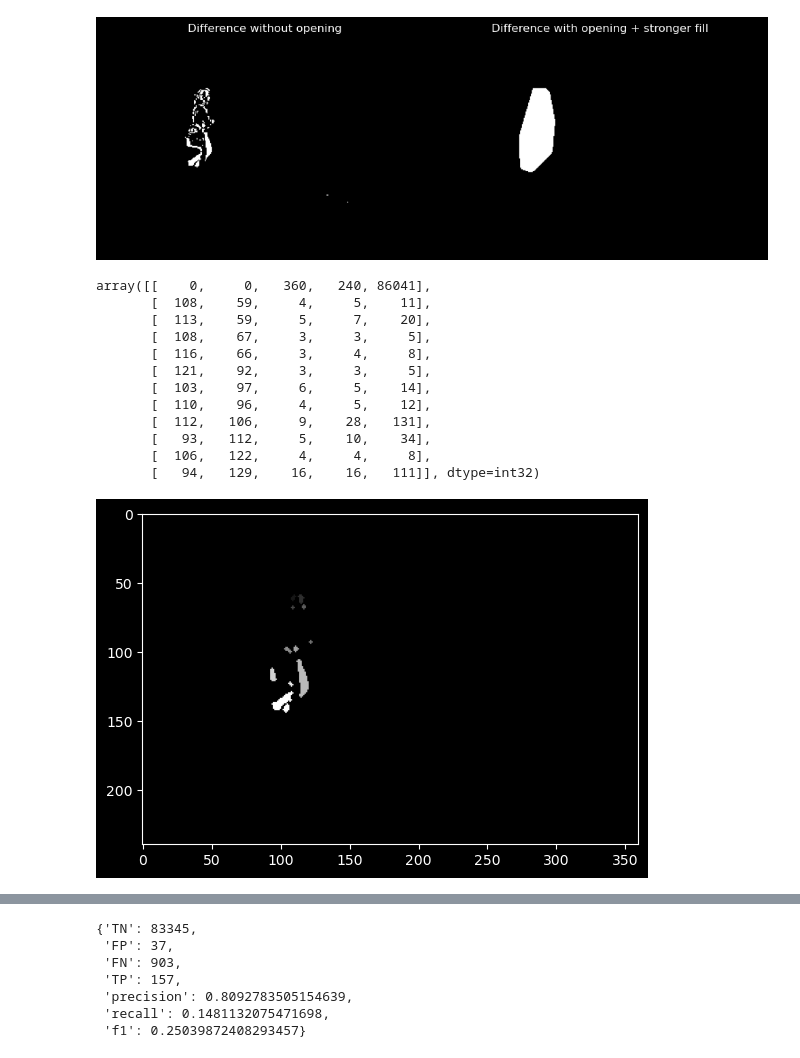
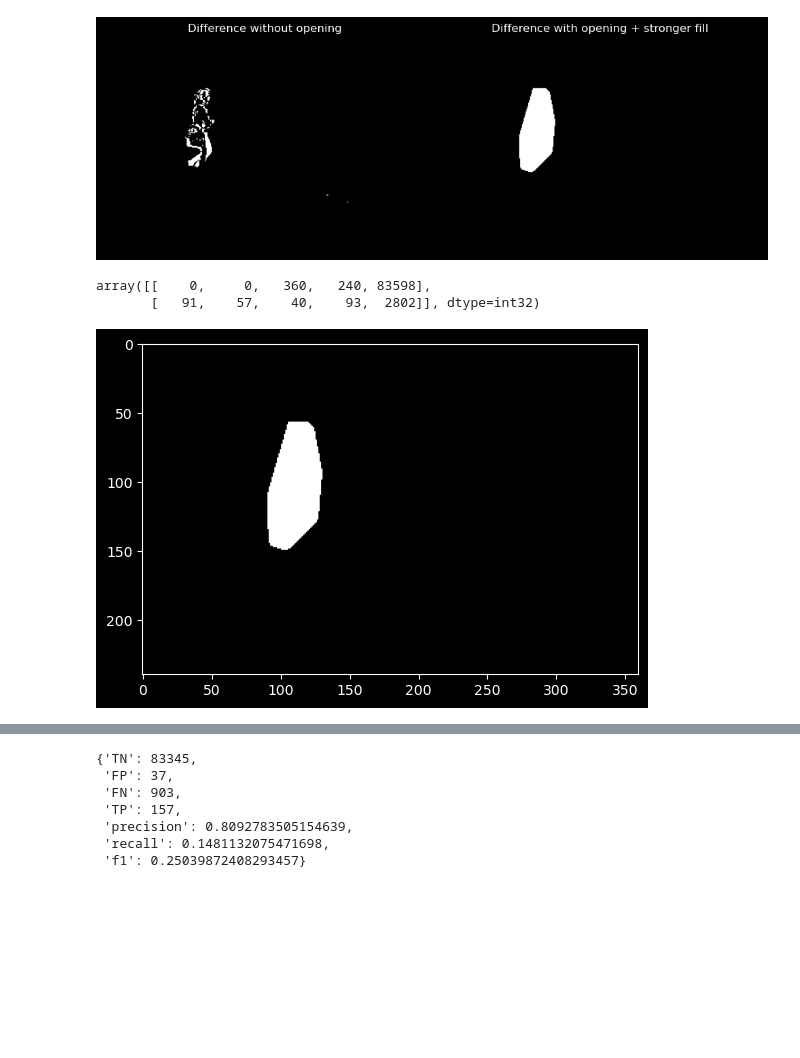
Before and after one commit to jjedra4/algo-wiz, a Jupyter notebook: lab2/lab2.ipynb, the cells around one changed output, grey strips where cells are left out. Saved outputs shown, nothing was run; the diff lists cells and outputs as text; code cells hidden in the pictures; blank space fills up the shorter version.

```diff
--- a/lab2/lab2.ipynb
+++ b/lab2/lab2.ipynb
@@ -97,27 +97,17 @@ Otsu threshold with opening + stronger fill: 41.0
 [figure]
 # %%
 
-_, thresh = show_diff(img1, img2, with_opening=True)
+_, thresh = show_diff(img1, img2, with_opening=True, fill_regions=True)
 
 retval, labels, stats, centroids = cv2.connectedComponentsWithStats(thresh, connectivity=8)
 
 plt.imshow((labels / retval) * 255, cmap="gray")
 
 stats
 # %% [output]
-array([[    0,     0,   360,   240, 86041],
-       [  108,    59,     4,     5,    11],
-       [  113,    59,     5,     7,    20],
-       [  108,    67,     3,     3,     5],
-       [  116,    66,     3,     4,     8],
-       [  121,    92,     3,     3,     5],
-       [  103,    97,     6,     5,    14],
-       [  110,    96,     4,     5,    12],
-       [  112,   106,     9,    28,   131],
-       [   93,   112,     5,    10,    34],
-       [  106,   122,     4,     4,     8],
-       [   94,   129,    16,    16,   111]], dtype=int32)
+array([[    0,     0,   360,   240, 83598],
+       [   91,    57,    40,    93,  2802]], dtype=int32)
-[figure, old version]
+[figure, new version]
 # %%
 # Wizualizacja największego obiektu z connectedComponentsWithStats
 I_VIS = img1.copy()  # kopia obrazu wejściowego
```
Also changed, not shown: parts of 2 cells of this notebook.
